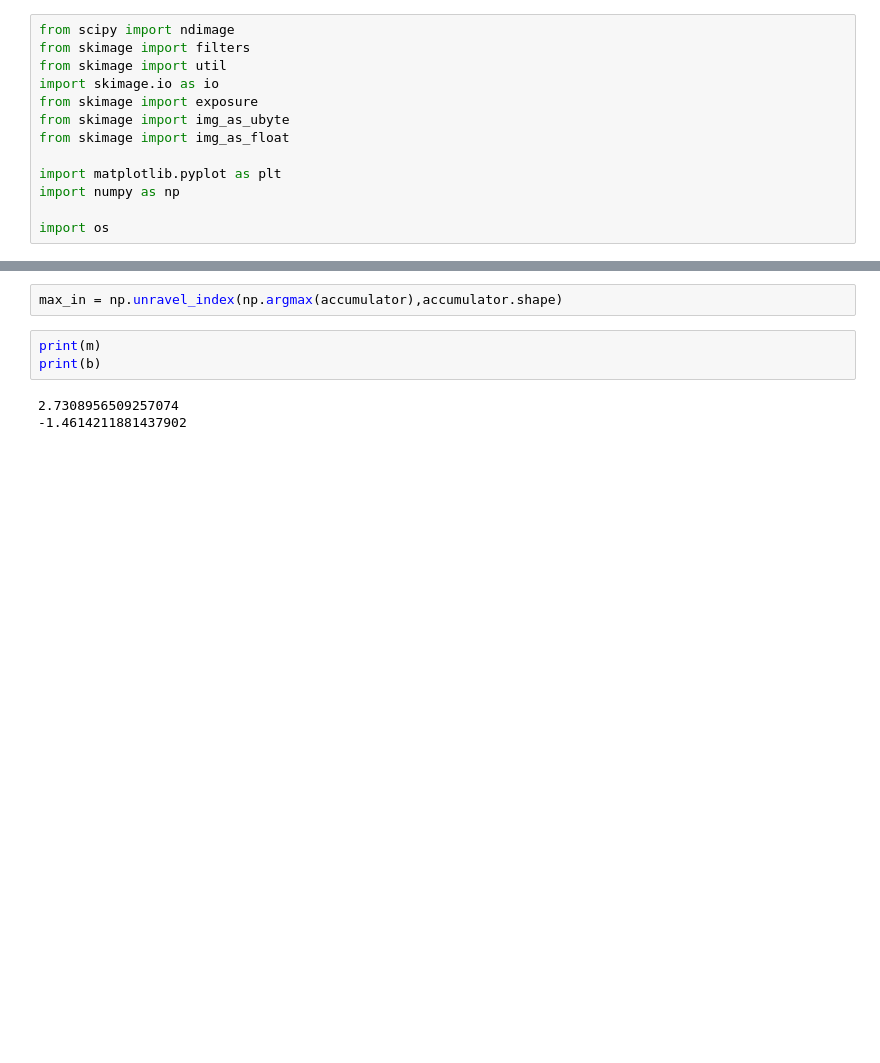
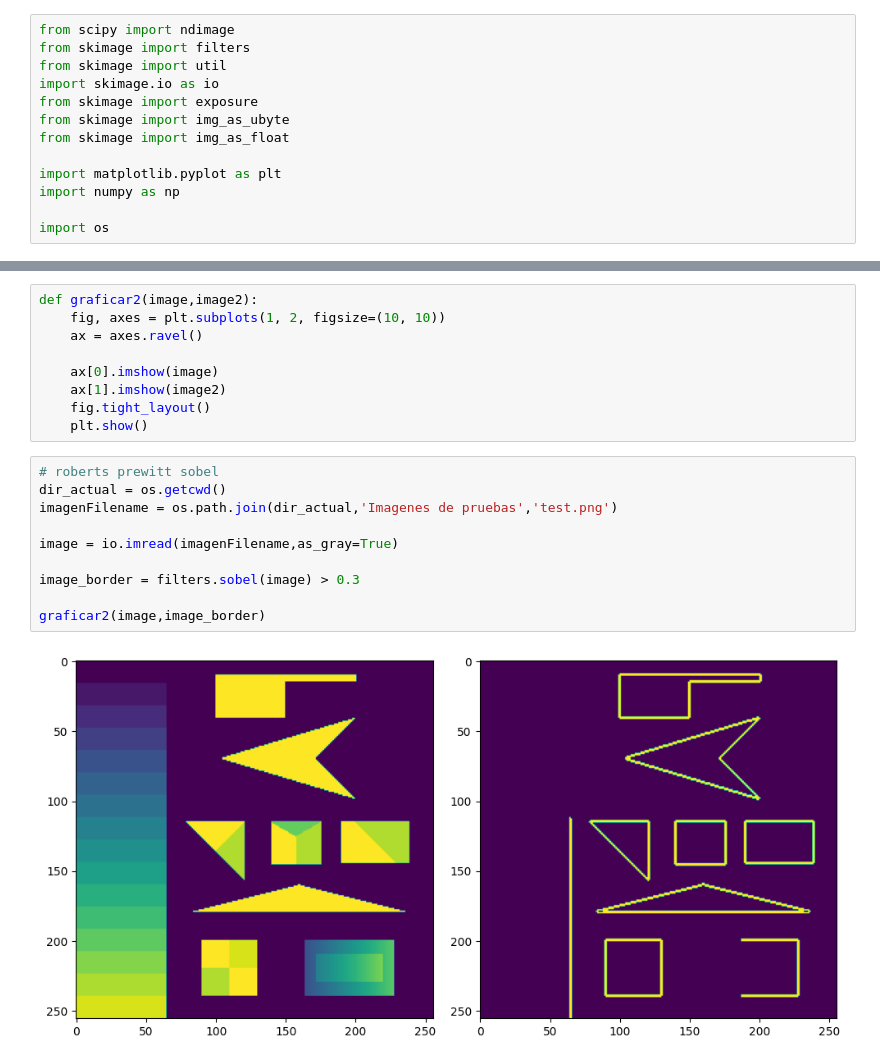
Before and after one commit to KenetC/ProcImg, a Jupyter notebook: Labos/THough.ipynb, the cells around one changed output, grey strips where cells are left out. Cells and saved outputs as stored; diff of their text form; blank space fills up the shorter version.

```diff
--- a/Labos/THough.ipynb
+++ b/Labos/THough.ipynb
@@ -151,8 +14,21 @@ Línea detectada: rho = -0.5025125628140756, theta = 2.7905767146412126 (en radi
-# %%
-max_in = np.unravel_index(np.argmax(accumulator),accumulator.shape)
-# %%
-print(m)
-print(b)
-# %% [output]
-2.7308956509257074
--1.4614211881437902
+# %%
+def graficar2(image,image2):
+    fig, axes = plt.subplots(1, 2, figsize=(10, 10))
+    ax = axes.ravel()
+
+    ax[0].imshow(image)
+    ax[1].imshow(image2)
+    fig.tight_layout()
+    plt.show()
+# %%
+# roberts prewitt sobel
+dir_actual = os.getcwd()
+imagenFilename = os.path.join(dir_actual,'Imagenes de pruebas','test.png')
+
+image = io.imread(imagenFilename,as_gray=True)
+
+image_border = filters.sobel(image) > 0.3
+
+graficar2(image,image_border)
+# %% [output]
+[figure, added]
```
Also changed, not shown: parts of 13 cells of this notebook, 1 other file.
